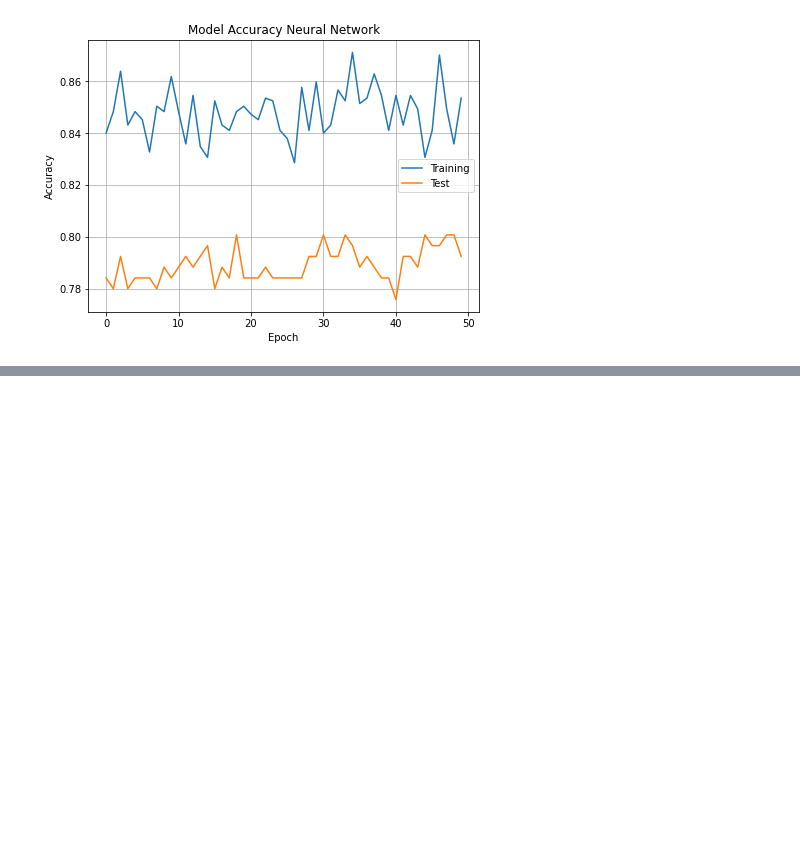
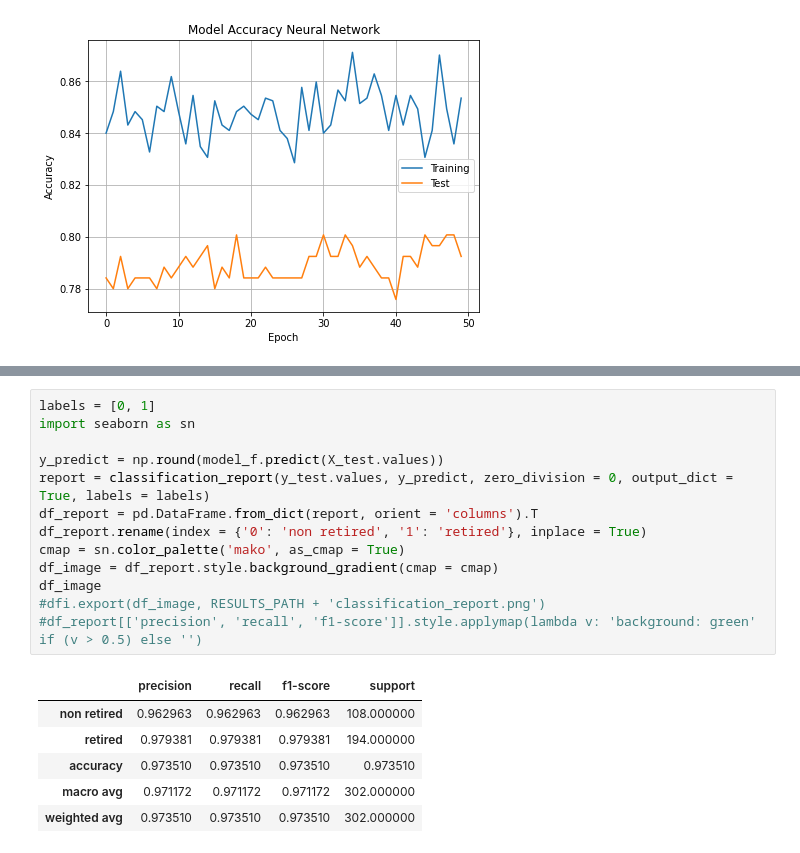
Before and after one commit to SolemnShark871/Churn, a Jupyter notebook: NN_model.ipynb, the cells around one changed output, grey strips where cells are left out. Saved outputs shown, nothing was run; the diff lists cells and outputs as text; blank space fills up the shorter version.

Commit message:
#18 We produced the metrics, but the >95% accuracy suggests there is some overfitting going on

```diff
--- a/NN_model.ipynb
+++ b/NN_model.ipynb
@@ -367,0 +409,20 @@ ax.grid()
+# %%
+labels = [0, 1]
+import seaborn as sn
+
+y_predict = np.round(model_f.predict(X_test.values))
+report = classification_report(y_test.values, y_predict, zero_division = 0, output_dict = True, labels = labels)
+df_report = pd.DataFrame.from_dict(report, orient = 'columns').T
+df_report.rename(index = {'0': 'non retired', '1': 'retired'}, inplace = True)
+cmap = sn.color_palette('mako', as_cmap = True)
+df_image = df_report.style.background_gradient(cmap = cmap)
+df_image
+#dfi.export(df_image, RESULTS_PATH + 'classification_report.png')
+#df_report[['precision', 'recall', 'f1-score']].style.applymap(lambda v: 'background: green' if (v > 0.5) else '')
+# %% [output]
+|  | precision | recall | f1-score | support |
+| non retired | 0.962963 | 0.962963 | 0.962963 | 108.000000 |
+| retired | 0.979381 | 0.979381 | 0.979381 | 194.000000 |
+| accuracy | 0.973510 | 0.973510 | 0.973510 | 0.973510 |
+| macro avg | 0.971172 | 0.971172 | 0.971172 | 302.000000 |
+| weighted avg | 0.973510 | 0.973510 | 0.973510 | 302.000000 |
```
Also changed, not shown: parts of 6 cells of this notebook.
